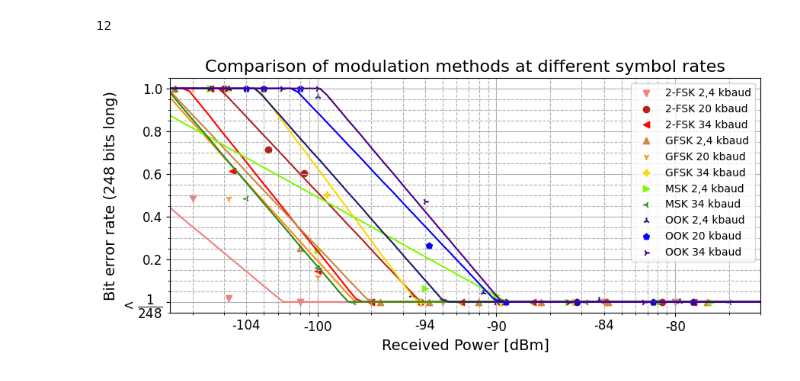
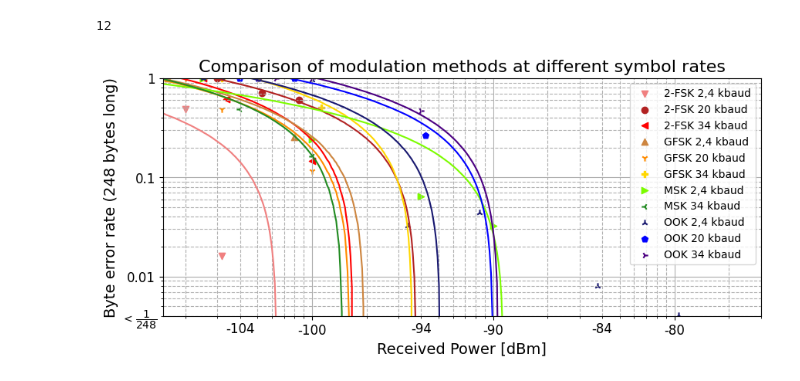
Before and after one commit to alias313/PBE_Horn_antenna_graphs, a Jupyter notebook: todas_lin_reg.ipynb, the cells around one changed output. Drawn from its saved outputs; the diff is of its cells as text; code cells hidden in the pictures.

```diff
--- a/todas_lin_reg.ipynb
+++ b/todas_lin_reg.ipynb
@@ -25,16 +25,16 @@ for i in range(11):
         if rawdata[2*i+1][j-1] == 0 and rawdata[2*i+1][j] > 0 and j != 0:
             last_zero = j-1
     if (i<5 or i==7):
-        polyfits[i] = np.polynomial.Polynomial.fit(rawdata[2*i][last_zero:], rawdata[2*i+1][last_zero:], 1).linspace(n=100, domain=[-110, -70])
+        polyfits[i] = np.polynomial.Polynomial.fit(rawdata[2*i][last_zero:], rawdata[2*i+1][last_zero:], 1).linspace(n=500, domain=[-110, -70])
     if (i==5 or i==6 or i==8):
-        polyfits[i] = np.polynomial.Polynomial.fit(rawdata[2*i][last_zero:-1], rawdata[2*i+1][last_zero:-1], 1).linspace(n=100, domain=[-110, -70])
+        polyfits[i] = np.polynomial.Polynomial.fit(rawdata[2*i][last_zero:-1], rawdata[2*i+1][last_zero:-1], 1).linspace(n=500, domain=[-110, -70])
     if (i>8):
-        polyfits[i] = np.polynomial.Polynomial.fit(rawdata[2*i][last_zero:-2], rawdata[2*i+1][last_zero:-2], 1).linspace(n=100, domain=[-110, -70])
+        polyfits[i] = np.polynomial.Polynomial.fit(rawdata[2*i][last_zero:-2], rawdata[2*i+1][last_zero:-2], 1).linspace(n=500, domain=[-110, -70])
     #print(rawdata[2*i+1][last_zero:])
     for k in range(polyfits[i][1].size):
         if (polyfits[i][1][k] > 1):
             polyfits[i][1][k] = 1
-        elif (polyfits[i][1][k] < 0):
+        elif (polyfits[i][1][k] <= 0):
             polyfits[i][1][k] = 0
     #print(polyfits[i][1])
 # %%
@@ -85,44 +85,54 @@ def decibel_fmt_minor(x,pos=None):
     if db_int % 2 == 0 and db_int % 10 != 0 and db_error < 0.05:
         return '{:.0f}'.format(10*np.log10(np.sign(x)*x))
 
+def format_major_p(x, pos=None):
+    if (x==1):
+        return '{:.0f}'.format(x)
+    if (x==0.1):
+        return '{:.1f}'.format(x)
+    if (x==0.01):
+        return '{:.2f}'.format(x)
+
 def minimum_p(x,pos=None):
-    if x==0:
+    if x<=0.0041 and x>=0.0039:
         return r'< $\dfrac{1}{248}$'
-    else:
-        return '{:.1f}'.format(x)
 
 for i in range(11):
     linealdata.append(linearize(np_to_list(rawdata[2*i])))
     linealfit.append(linearize(np_to_list(polyfits[i][0])))
     ax.scatter(linealdata[i], rawdata[2*i+1], color=rawdata_colors[i], label=rawdata_names[i] + " kbaud", marker=markers[i])
     ax.plot(linealfit[i], polyfits[i][1], color=rawdata_colors[i])
 
 ax.set_title("Comparison of modulation methods at different symbol rates", fontsize=16)
 
 ax.set_xlabel("Received Power [dBm]", fontsize=14)
 
-ax.set_ylabel("Bit error rate (248 bits long)", fontsize=14)
+ax.set_ylabel("Byte error rate (248 bytes long)", fontsize=14)
 
 ax.tick_params(which='both', axis='x', labelsize=12)
 ax.tick_params(axis='y', labelsize=12)
 
 ax.minorticks_on()
 ax.grid(True, which="minor", axis="y", linestyle="--")
 ax.grid(True, which="minor", axis="x", linestyle="--")
 
 ax.set_xscale("log")
+ax.set_yscale("log")
 
 ax.xaxis.set_major_formatter(mtick.FuncFormatter(decibel_fmt))
 ax.xaxis.set_minor_formatter(mtick.FuncFormatter(decibel_fmt_minor))
 
-ax.yaxis.set_major_formatter(mtick.FuncFormatter(minimum_p))
+ax.yaxis.set_major_formatter(mtick.FuncFormatter(format_major_p))
+ax.yaxis.set_minor_formatter(mtick.FuncFormatter(minimum_p))
 
-ax.set_ylim(-0.05,1.05)
+#ax.set_ylim(-0.05,1.05)
+
+ax.set_ylim(0.004, 1)
 ax.set_xlim(1.5e-11, 3e-8)
 
 ax.legend()
 ax.grid()
 fig.savefig('modulation_comparison.png', dpi=400)
 fig.savefig("modulation_comparison.pdf", bbox_inches="tight")
 # %% [output]
-[figure, old version]
+[figure, new version]
```
Also changed, not shown: 4 other files.
